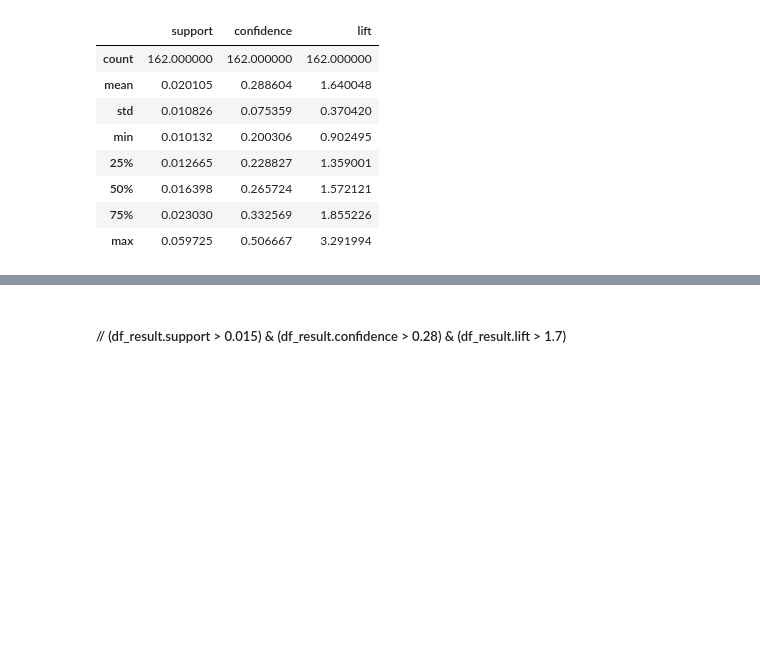
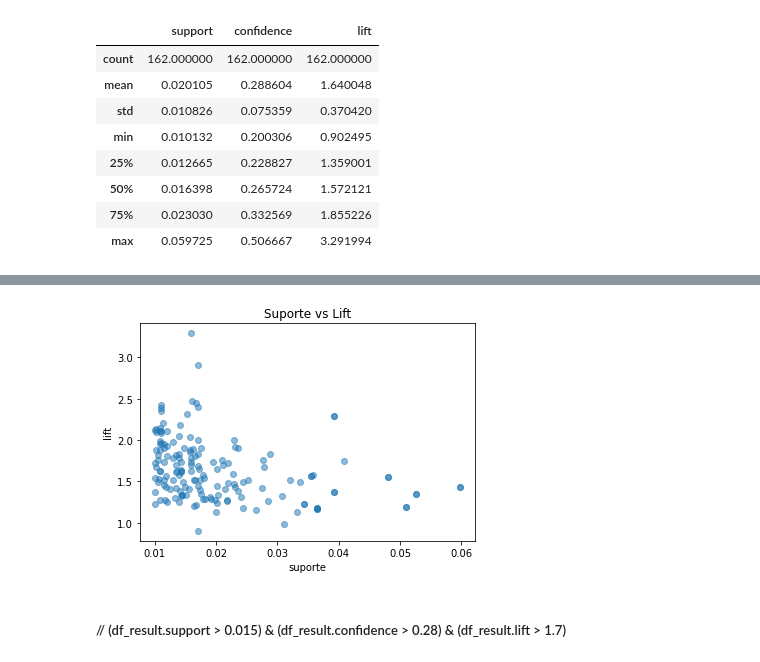
Before and after one commit to joaopaulopbjp/regras_associacao, a Jupyter notebook: Apriori_regras_associacao.ipynb, the cells around one changed output, grey strips where cells are left out. Cells and saved outputs as stored; diff of their text form; code cells hidden in the pictures; blank space fills up the shorter version.

```diff
--- a/Apriori_regras_associacao.ipynb
+++ b/Apriori_regras_associacao.ipynb
@@ -122,3 +132,11 @@ df_result.describe()
+# %%
+plt.scatter(df_result.support, df_result.lift, alpha=0.5)
+plt.xlabel('suporte')
+plt.ylabel('lift')
+plt.title('Suporte vs Lift')
+plt.show()
+# %% [output]
+[figure, added]
 # %% [markdown]
 ##### // (df_result.support > 0.015) & (df_result.confidence > 0.28) & (df_result.lift > 1.7)
 # %% [markdown]
```
Also changed, not shown: parts of 4 cells of this notebook.
